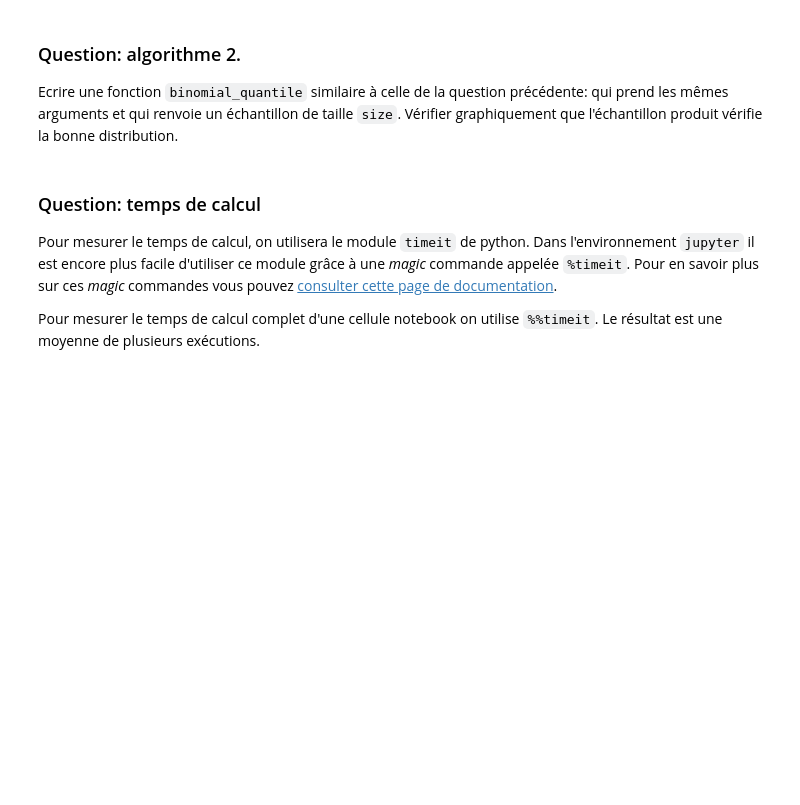
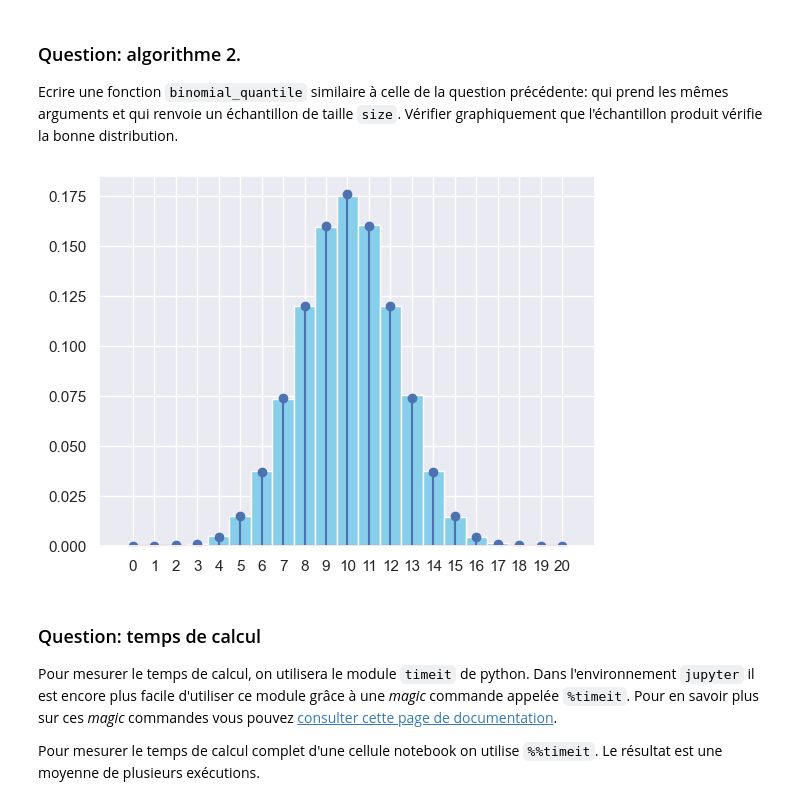
Before and after one commit to PolTibau/Probabilit-s-num-riques, a Jupyter notebook: TP/TP1 Sujet.ipynb, the cells around one changed output. Cells and saved outputs as stored; diff of their text form; code cells hidden in the pictures; blank space fills up the shorter version.

```diff
--- a/TP/TP1 Sujet.ipynb
+++ b/TP/TP1 Sujet.ipynb
@@ -243,6 +296,24 @@ Vérifier que le code est correct en traçant l'histogramme d'un échantillon de
 ### Question: algorithme 2.
 
 Ecrire une fonction `binomial_quantile` similaire à celle de la question précédente: qui prend les mêmes arguments et qui renvoie un échantillon de taille `size`. Vérifier graphiquement que l'échantillon produit vérifie la bonne distribution.
+# %%
+def binomial_quantile(size: int, n: int, p: float):
+    B = stats.binom(n,p)
+    sample = B.ppf(stats.uniform.rvs(0,1,size, random_state=rng)).astype(int)
+    return sample
+
+n=20
+p=0.5
+size=100000
+S = binomial_quantile(size,n,p)
+
+fig, ax = plt.subplots()
+ax.hist(S, np.arange(-0.5, n+1.5, 1), density=True, color='skyblue')
+ax.stem(np.arange(n+1), stats.binom.pmf(np.arange(n+1),n,p))
+plt.xticks(np.arange(n+1))
+plt.show()
+# %% [output]
+[figure, added]
 # %% [markdown]
 ### Question: temps de calcul
 
```
Also changed, not shown: parts of 11 cells of this notebook.
